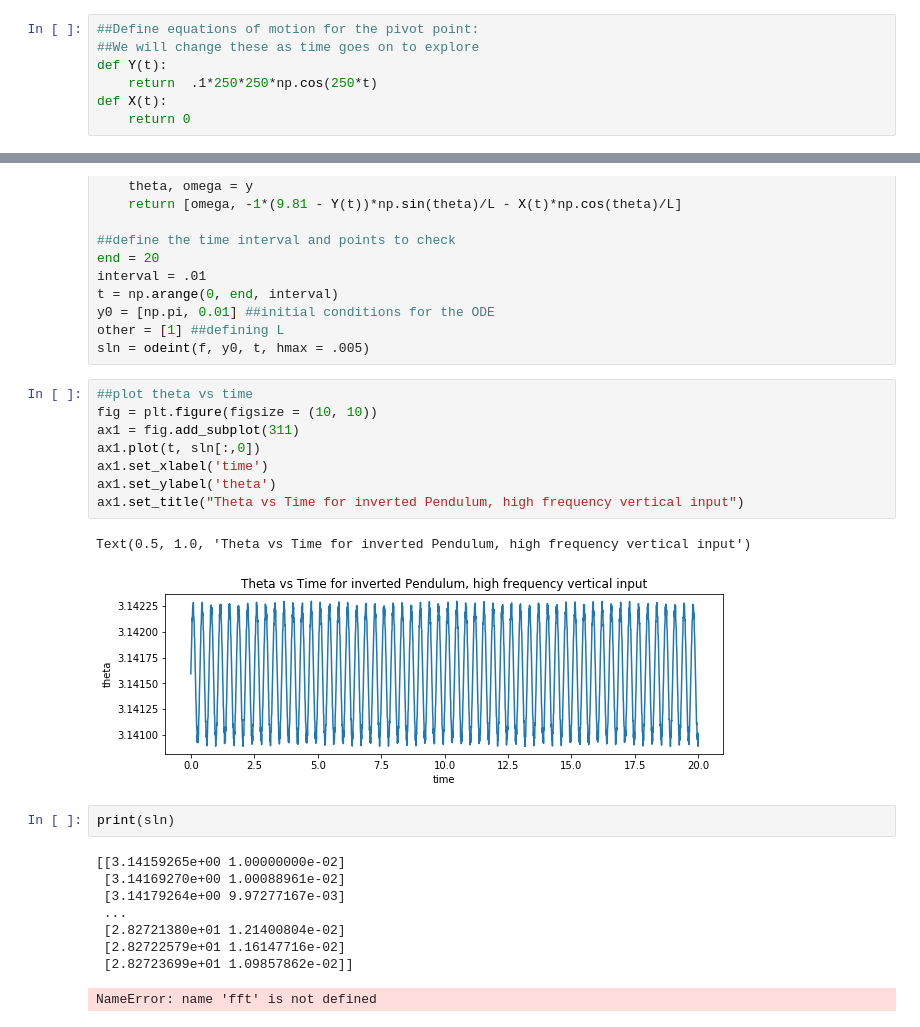
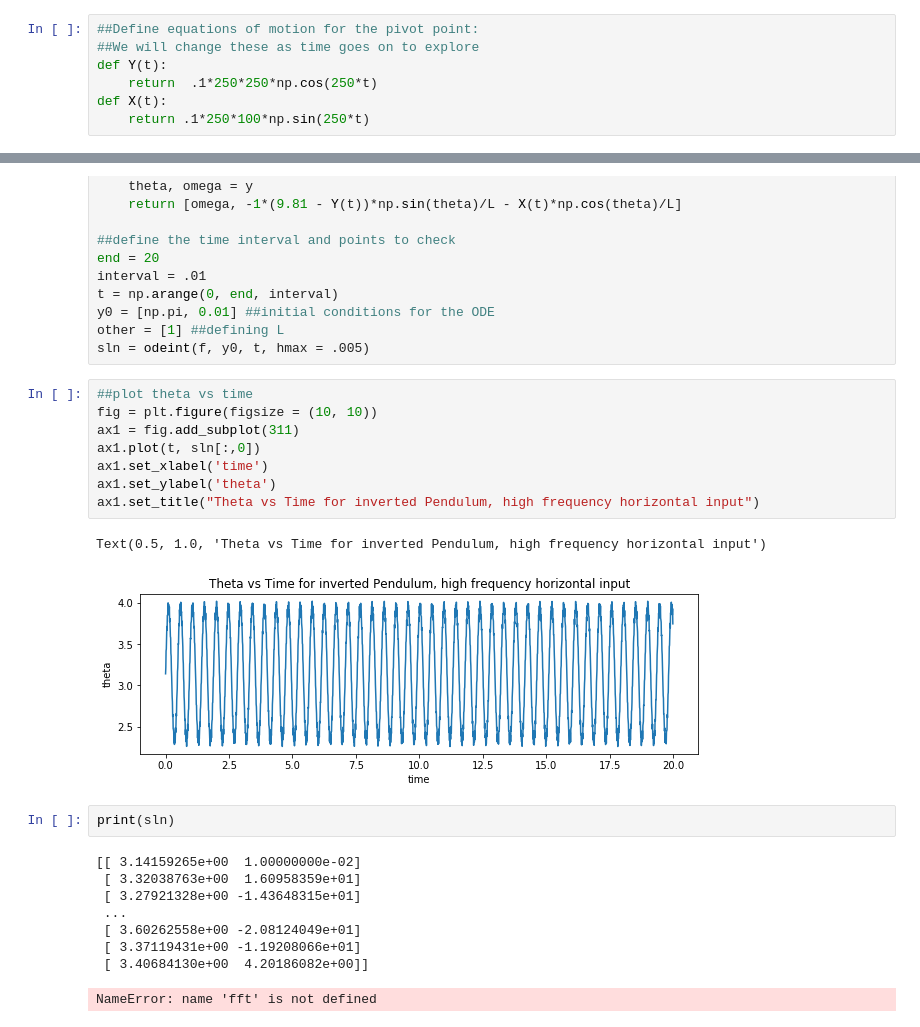
Before and after one commit to b-langton/CircularDataML, a Jupyter notebook: Inverted Pendulum.ipynb, the cells around one changed output, grey strips where cells are left out. Saved outputs shown, nothing was run; the diff lists cells and outputs as text.

```diff
--- a/Inverted Pendulum.ipynb
+++ b/Inverted Pendulum.ipynb
@@ -9,7 +9,7 @@ import scipy
 def Y(t):
     return  .1*250*250*np.cos(250*t)
 def X(t):
-    return 0
+    return .1*250*100*np.sin(250*t)
 # %%
 ##define the function that calculates the derivatives of the things we are trying to solve
 def f(y, t):
@@ -27,24 +27,24 @@ sln = odeint(f, y0, t, hmax = .005)
 # %%
 ##plot theta vs time
 fig = plt.figure(figsize = (10, 10))
 ax1 = fig.add_subplot(311)
 ax1.plot(t, sln[:,0])
 ax1.set_xlabel('time')
 ax1.set_ylabel('theta')
-ax1.set_title("Theta vs Time for inverted Pendulum, high frequency vertical input")
+ax1.set_title("Theta vs Time for inverted Pendulum, high frequency horizontal input")
 # %% [output]
-Text(0.5, 1.0, 'Theta vs Time for inverted Pendulum, high frequency vertical input')
+Text(0.5, 1.0, 'Theta vs Time for inverted Pendulum, high frequency horizontal input')
-[figure, old version]
+[figure, new version]
 # %%
 print(sln)
 # %% [output]
-[[3.14159265e+00 1.00000000e-02]
- [3.14169270e+00 1.00088961e-02]
- [3.14179264e+00 9.97277167e-03]
+[[ 3.14159265e+00  1.00000000e-02]
+ [ 3.32038763e+00  1.60958359e+01]
+ [ 3.27921328e+00 -1.43648315e+01]
  ...
- [2.82721380e+01 1.21400804e-02]
- [2.82722579e+01 1.16147716e-02]
- [2.82723699e+01 1.09857862e-02]]
+ [ 3.60262558e+00 -2.08124049e+01]
+ [ 3.37119431e+00 -1.19208066e+01]
+ [ 3.40684130e+00  4.20186082e+00]]
 # %%
 # %% [output]
 NameError: name 'fft' is not defined
```
Also changed, not shown: 11 other files.
